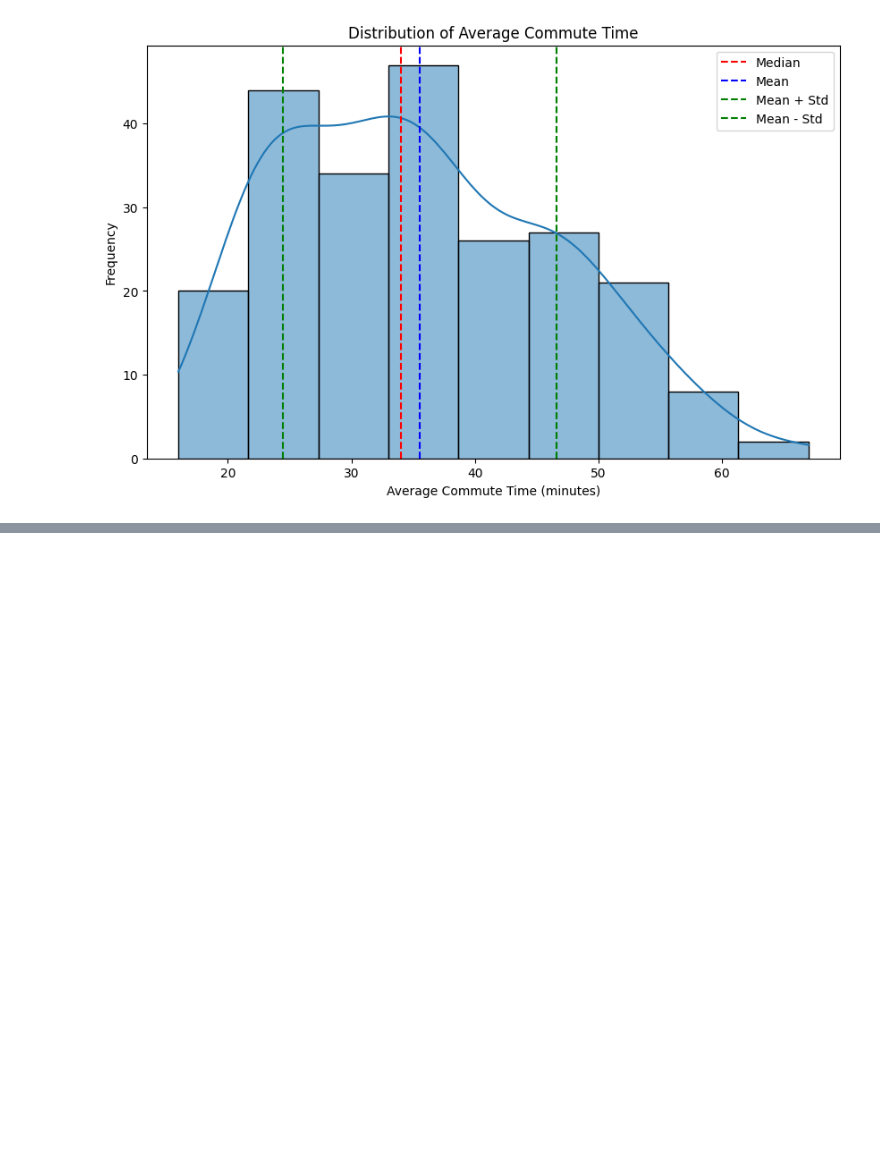
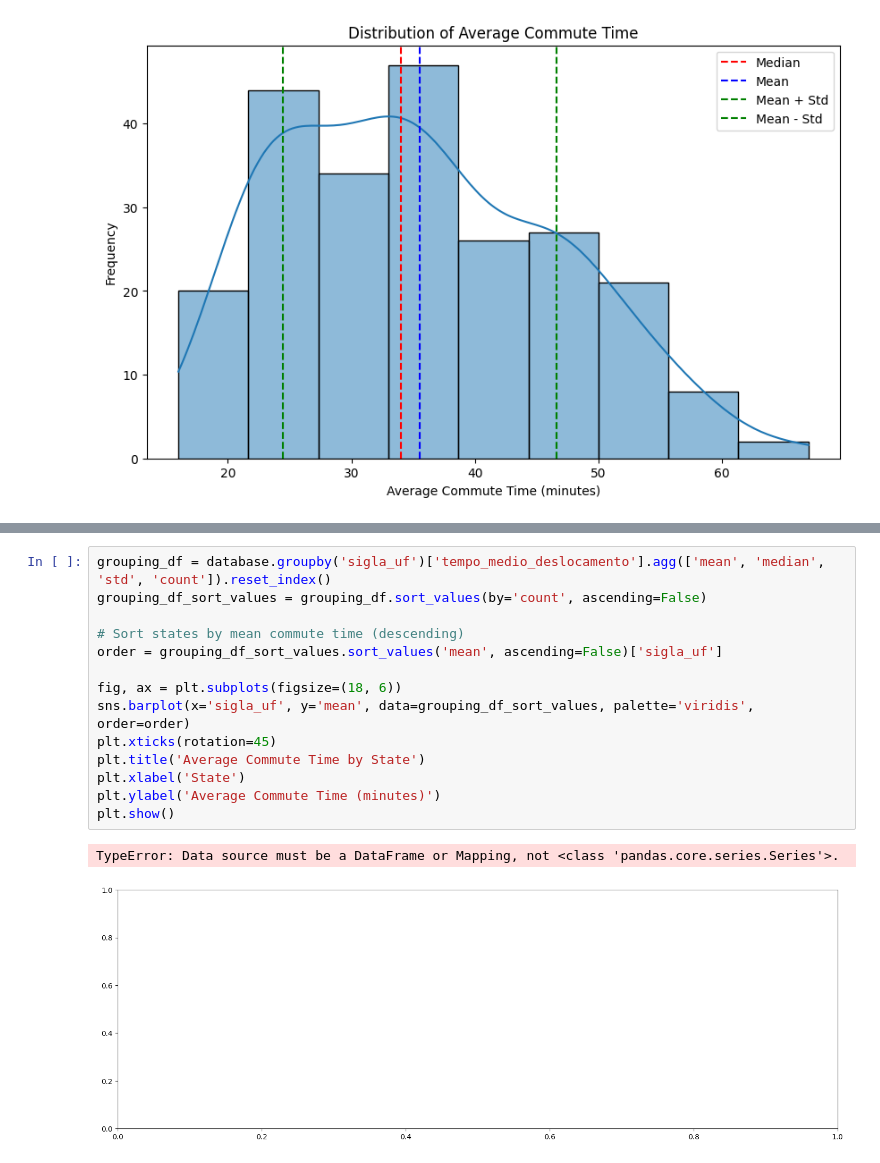
Before and after one commit to will787/assessment-of-travel-home-to-work, a Jupyter notebook: analytics/insights_eda.ipynb, the cells around one changed output, grey strips where cells are left out. Cells and saved outputs as stored; diff of their text form; blank space fills up the shorter version.

```diff
--- a/analytics/insights_eda.ipynb
+++ b/analytics/insights_eda.ipynb
@@ -44,0 +55,17 @@ Median: 34.0, Mean: 35.54, Std: 11.08
+# %%
+grouping_df = database.groupby('sigla_uf')['tempo_medio_deslocamento'].agg(['mean', 'median', 'std', 'count']).reset_index()
+grouping_df_sort_values = grouping_df.sort_values(by='count', ascending=False)
+
+# Sort states by mean commute time (descending)
+order = grouping_df_sort_values.sort_values('mean', ascending=False)['sigla_uf']
+
+fig, ax = plt.subplots(figsize=(18, 6))
+sns.barplot(x='sigla_uf', y='mean', data=grouping_df_sort_values, palette='viridis', order=order)
+plt.xticks(rotation=45)
+plt.title('Average Commute Time by State')
+plt.xlabel('State')
+plt.ylabel('Average Commute Time (minutes)')
+plt.show()
+# %% [output]
+TypeError: Data source must be a DataFrame or Mapping, not <class 'pandas.core.series.Series'>.
+[figure, added]
```
Also changed, not shown: parts of 1 cell of this notebook, 1 other file.
